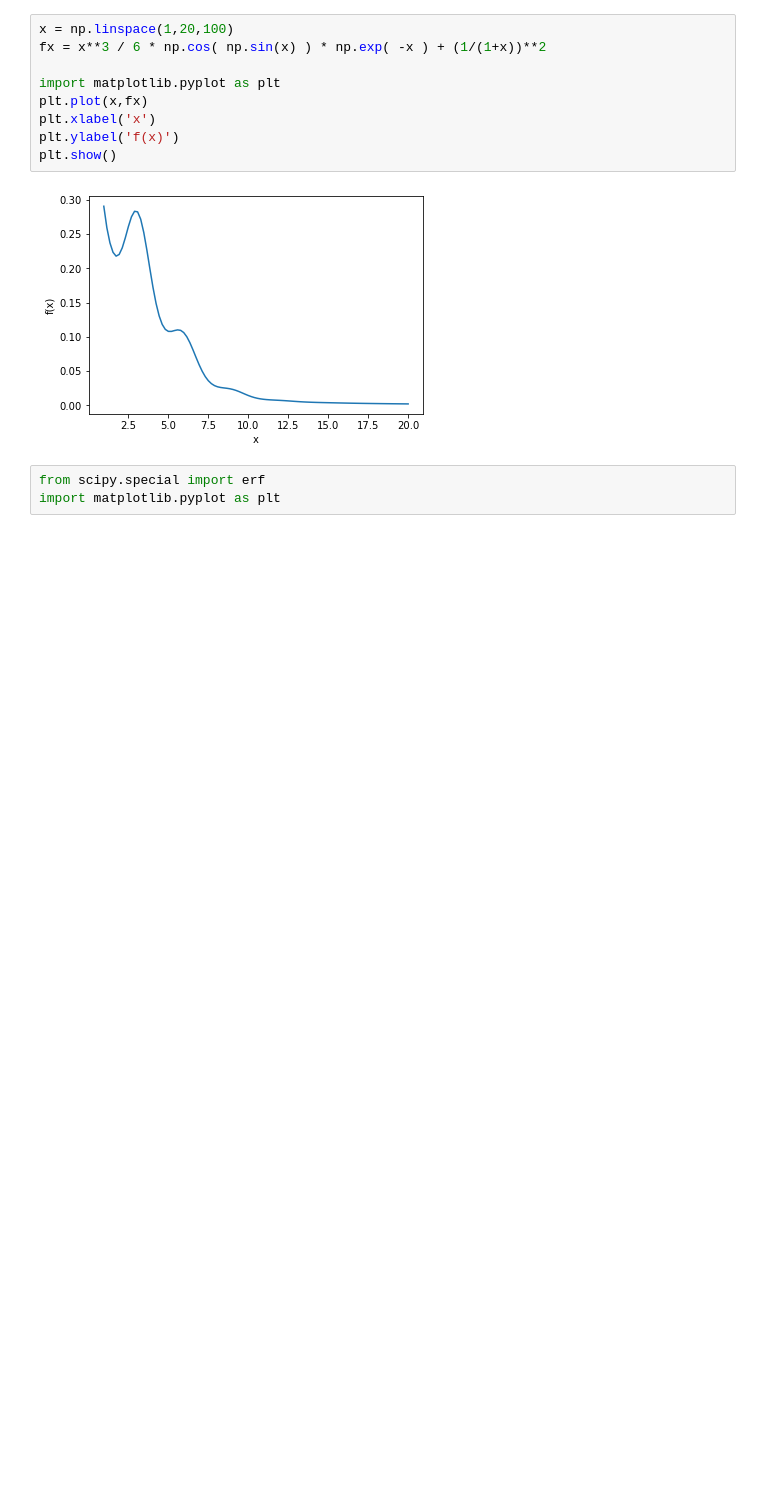
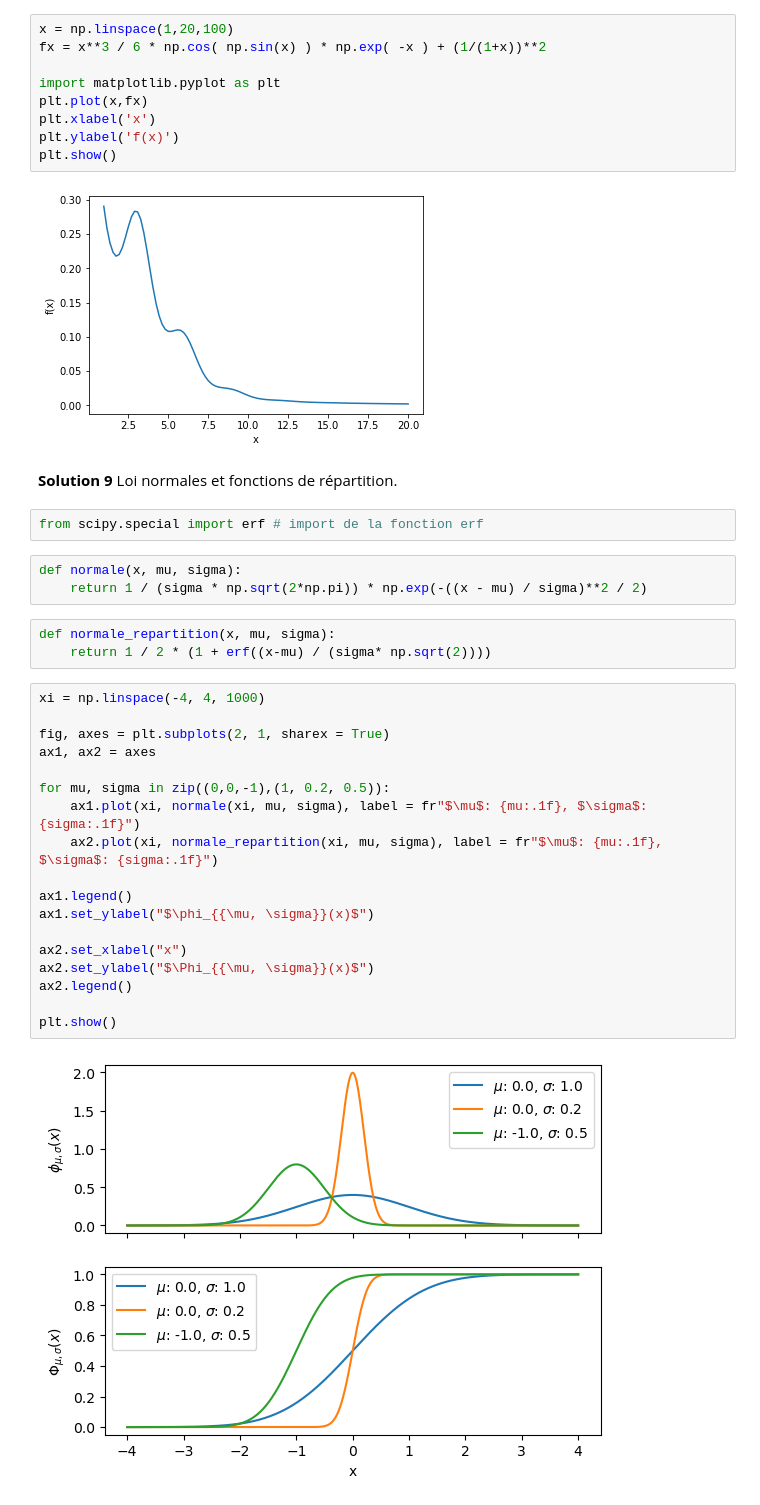
Before and after one commit to randlab/amde, a Jupyter notebook: series/serie01_solutions.ipynb, the cells around one changed output. Drawn from its saved outputs; the diff is of its cells as text; blank space fills up the shorter version.

```diff
--- a/series/serie01_solutions.ipynb
+++ b/series/serie01_solutions.ipynb
@@ -186,6 +186,33 @@ plt.ylabel('f(x)')
 plt.show()
 # %% [output]
 [figure]
+# %% [markdown]
+**Solution 9** Loi normales et fonctions de répartition.
 # %%
-from scipy.special import erf
-import matplotlib.pyplot as plt
+from scipy.special import erf # import de la fonction erf
+# %%
+def normale(x, mu, sigma):
+    return 1 / (sigma * np.sqrt(2*np.pi)) * np.exp(-((x - mu) / sigma)**2 / 2)
+# %%
+def normale_repartition(x, mu, sigma):
+    return 1 / 2 * (1 + erf((x-mu) / (sigma* np.sqrt(2))))
+# %%
+xi = np.linspace(-4, 4, 1000)
+
+fig, axes = plt.subplots(2, 1, sharex = True)
+ax1, ax2 = axes
+
+for mu, sigma in zip((0,0,-1),(1, 0.2, 0.5)):
+    ax1.plot(xi, normale(xi, mu, sigma), label = fr"$\mu$: {mu:.1f}, $\sigma$: {sigma:.1f}")
+    ax2.plot(xi, normale_repartition(xi, mu, sigma), label = fr"$\mu$: {mu:.1f}, $\sigma$: {sigma:.1f}")
+
+ax1.legend()
+ax1.set_ylabel("$\phi_{{\mu, \sigma}}(x)$")
+
+ax2.set_xlabel("x")
+ax2.set_ylabel("$\Phi_{{\mu, \sigma}}(x)$")
+ax2.legend()
+
+plt.show()
+# %% [output]
+[figure, added]
```
Also changed, not shown: 1 other file.
